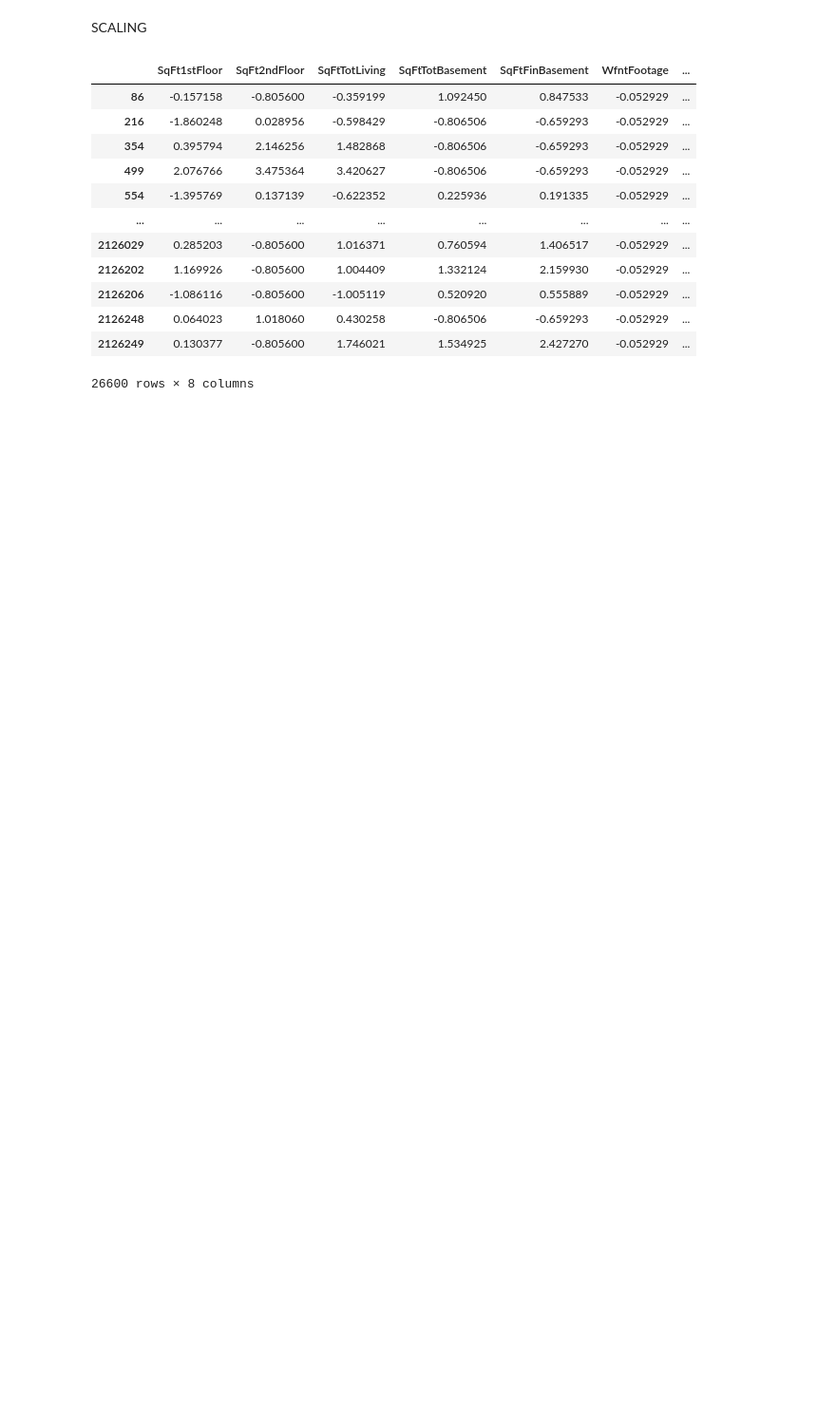
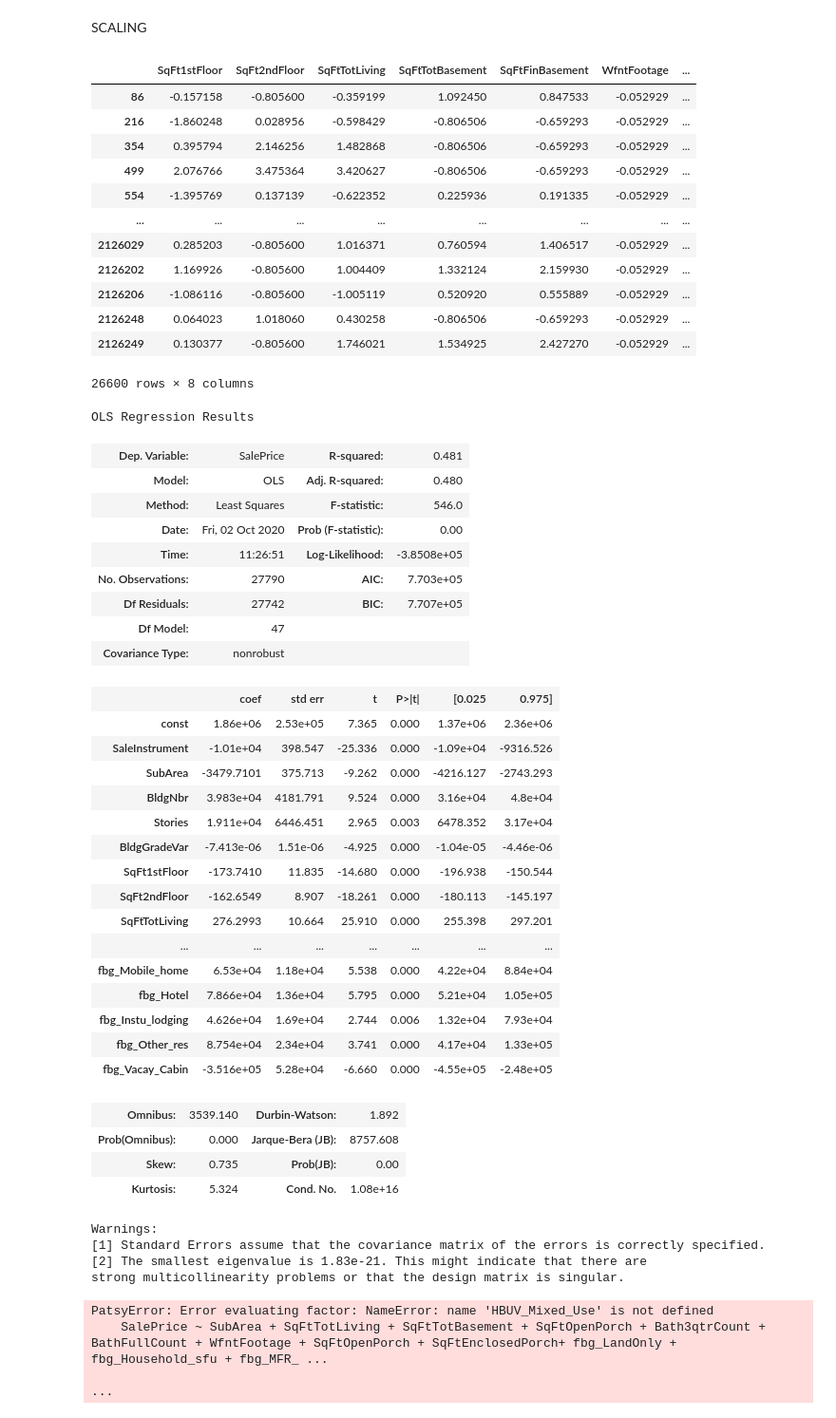
Before and after one commit to Ozxahmed/phase_2_project_chicago-sf-seattle-ds-082420, a Jupyter notebook: notebooks/exploratory/01_will_data_collection_exploration.ipynb, the cells around one changed output. Shown at 95% size. Saved outputs shown, nothing was run; the diff lists cells and outputs as text; code cells hidden in the pictures; blank space fills up the shorter version.

Commit message:
VIF function and OHE finished w/ renames

```diff
--- a/notebooks/exploratory/01_will_data_collection_exploration.ipynb
+++ b/notebooks/exploratory/01_will_data_collection_exploration.ipynb
@@ -1223,0 +947,30 @@ ohe_hbuva = ohe_hbuva.rename(columns={
+# %%
+newdf.rename(columns={
+    0: 'bg_MFR_2_4_units',
+    1 : 'bg_MFR_4_units',
+    2 : 'bg_MFR_5+_units',
+    3 : 'bg_Res_condos',
+    4 : 'bg_Mobile_home',
+    5 : 'bg_Hotel',
+    6 : 'bg_Instu_lodging',
+    7 : 'bg_Other_res',
+    8 : 'bg_Vacay_Cabin',
+    9 : 'bg_New_building',
+}, inplace=True)
+# %%
+newdf = newdf.merge(ohe_finbsgr, left_index=True, right_index=True)
+# %%
+newdf.rename(columns={
+    0: 'fbg_LandOnly',
+    1 : 'fbg_Household_sfu',
+    2 : 'fbg_MFR_2_4_units',
+    3 : 'fbg_MFR_4_units',
+    4 : 'fbg_MFR_5+_units',
+    5 : 'fbg_Res_condos',
+    6 : 'fbg_Mobile_home',
+    7 : 'fbg_Hotel',
+    8 : 'fbg_Instu_lodging',
+    9 : 'fbg_Other_res',
+    10 : 'fbg_Vacay_Cabin',
+    11 : 'fbg_New_building',
+}, inplace=True)
@@ -1245,0 +1011,50 @@ ss_df
+# %%
+newdf.drop(['WfntLocation', 'BldgGrade', 'HBUAsIfVacant', 'HBUAsIfVacant'], axis=1, inplace=True)
+# %%
+sale_preds = newdf[list(newdf.columns[2:])]
+model = sm.OLS(newdf.SalePrice, sm.add_constant(sale_preds))
+results = model.fit()
+results.summary()
+sale_preds
+# %% [output]
+OLS Regression Results
+| Dep. Variable: | SalePrice | R-squared: | 0.481 |
+| Model: | OLS | Adj. R-squared: | 0.480 |
+| Method: | Least Squares | F-statistic: | 546.0 |
+| Date: | Fri, 02 Oct 2020 | Prob (F-statistic): | 0.00 |
+| Time: | 11:26:51 | Log-Likelihood: | -3.8508e+05 |
+| No. Observations: | 27790 | AIC: | 7.703e+05 |
+| Df Residuals: | 27742 | BIC: | 7.707e+05 |
+| Df Model: | 47 |  |  |
+| Covariance Type: | nonrobust |  |  |
+|  | coef | std err | t | P>|t| | [0.025 | 0.975] |
+| const | 1.86e+06 | 2.53e+05 | 7.365 | 0.000 | 1.37e+06 | 2.36e+06 |
+| SaleInstrument | -1.01e+04 | 398.547 | -25.336 | 0.000 | -1.09e+04 | -9316.526 |
+| SubArea | -3479.7101 | 375.713 | -9.262 | 0.000 | -4216.127 | -2743.293 |
+| BldgNbr | 3.983e+04 | 4181.791 | 9.524 | 0.000 | 3.16e+04 | 4.8e+04 |
+| Stories | 1.911e+04 | 6446.451 | 2.965 | 0.003 | 6478.352 | 3.17e+04 |
+| BldgGradeVar | -7.413e-06 | 1.51e-06 | -4.925 | 0.000 | -1.04e-05 | -4.46e-06 |
+| SqFt1stFloor | -173.7410 | 11.835 | -14.680 | 0.000 | -196.938 | -150.544 |
+| SqFt2ndFloor | -162.6549 | 8.907 | -18.261 | 0.000 | -180.113 | -145.197 |
+| SqFtTotLiving | 276.2993 | 10.664 | 25.910 | 0.000 | 255.398 | 297.201 |
+| ... | ... | ... | ... | ... | ... | ... |
+| fbg_Mobile_home | 6.53e+04 | 1.18e+04 | 5.538 | 0.000 | 4.22e+04 | 8.84e+04 |
+| fbg_Hotel | 7.866e+04 | 1.36e+04 | 5.795 | 0.000 | 5.21e+04 | 1.05e+05 |
+| fbg_Instu_lodging | 4.626e+04 | 1.69e+04 | 2.744 | 0.006 | 1.32e+04 | 7.93e+04 |
+| fbg_Other_res | 8.754e+04 | 2.34e+04 | 3.741 | 0.000 | 4.17e+04 | 1.33e+05 |
+| fbg_Vacay_Cabin | -3.516e+05 | 5.28e+04 | -6.660 | 0.000 | -4.55e+05 | -2.48e+05 |
+| Omnibus: | 3539.140 | Durbin-Watson: | 1.892 |
+| Prob(Omnibus): | 0.000 | Jarque-Bera (JB): | 8757.608 |
+| Skew: | 0.735 | Prob(JB): | 0.00 |
+| Kurtosis: | 5.324 | Cond. No. | 1.08e+16 |
+Warnings:
+[1] Standard Errors assume that the covariance matrix of the errors is correctly specified.
+[2] The smallest eigenvalue is 1.83e-21. This might indicate that there are
+strong multicollinearity problems or that the design matrix is singular.
+# %%
+model_4 = ols(formula="SalePrice ~ SubArea + SqFtTotLiving + SqFtTotBasement + SqFtOpenPorch + Bath3qtrCount + BathFullCount + WfntFootage + SqFtOpenPorch + SqFtEnclosedPorch+ fbg_LandOnly + fbg_Household_sfu + fbg_MFR_2_4_units + fbg_MFR_4_units + fbg_Res_condos + fbg_Mobile_home + fbg_Hotel + fbg_Instu_lodging + fbg_Other_res + bg_MFR_2_4_units + bg_MFR_4_units + bg_MFR_5+_units + bg_Res_condos + bg_Mobile_home + bg_Hotel + bg_Instu_lodging + bg_Other_res + bg_New_building + Duwamish + Puget_Sound + Ship_Canal + Other_Lakes + River/Slough + HBUV_Single_Family_Home + HBUV_Multi_Family_Dwelling + HBUV_Park_Rec, + HBUV_Commercial_Services + HBUV_Manufacturing + HBUV_Agricultural + HBUV_Mixed_Use", data=newdf)
+model_4_results = model_3.fit()
+# %% [output]
+PatsyError: Error evaluating factor: NameError: name 'HBUV_Mixed_Use' is not defined
+    SalePrice ~ SubArea + SqFtTotLiving + SqFtTotBasement + SqFtOpenPorch + Bath3qtrCount + BathFullCount + WfntFootage + SqFtOpenPorch + SqFtEnclosedPorch+ fbg_LandOnly + fbg_Household_sfu + fbg_MFR_ ...
+                                                                                                                                                                                                         ...
```
Also changed, not shown: parts of 44 cells of this notebook.
